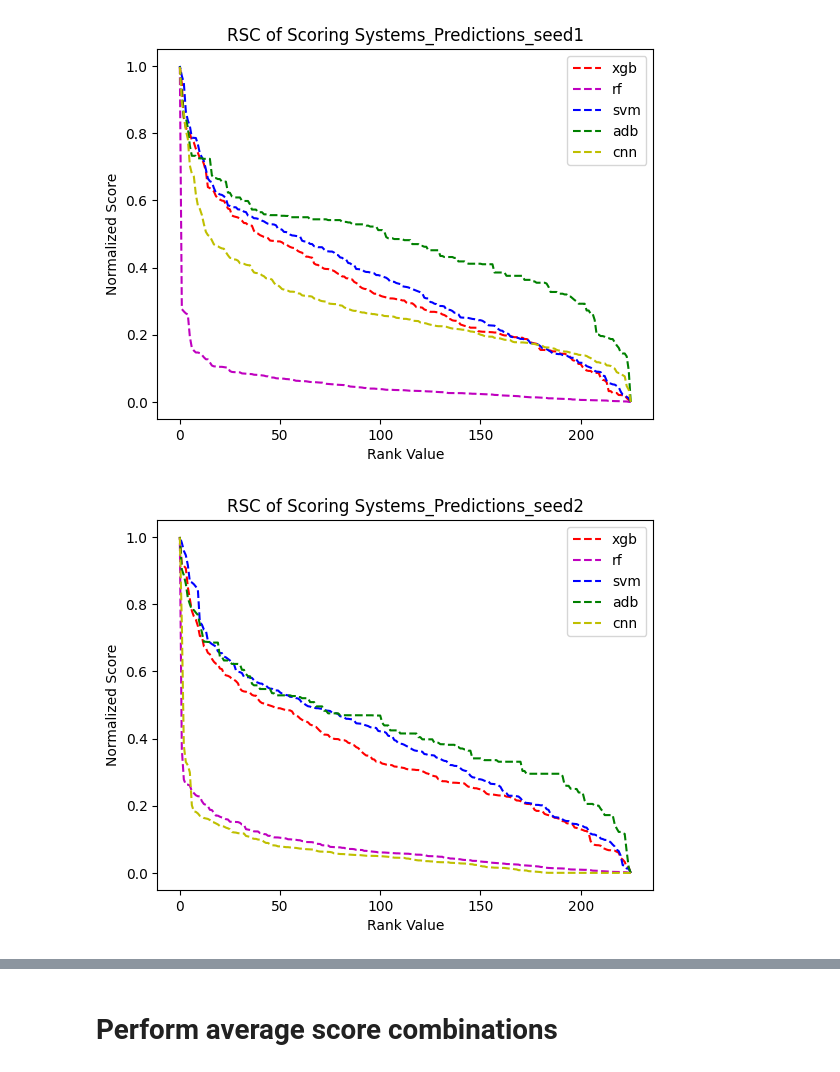
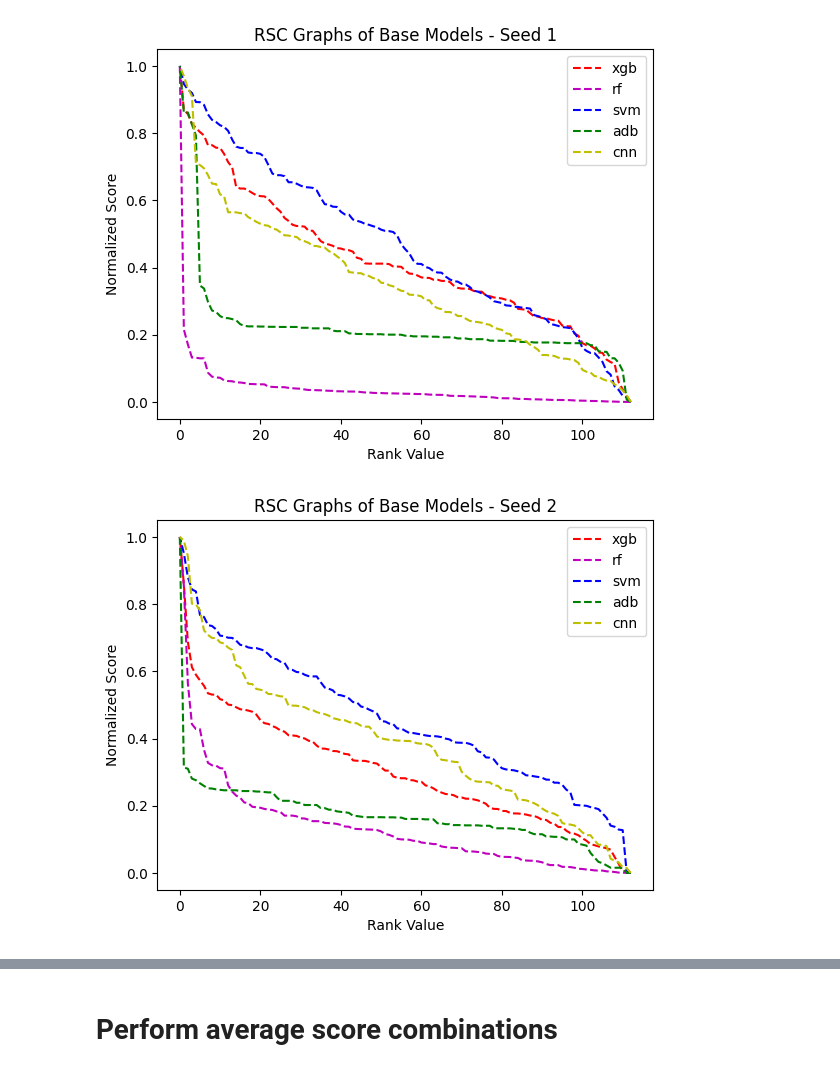
Before and after one commit to F-LIDM/CFA4DD, a Jupyter notebook: Morgan/vdss_lombardo_Morgan.ipynb, the cells around one changed output, grey strips where cells are left out. Cells and saved outputs as stored; diff of their text form; code cells hidden in the pictures.

Commit message:
update morgan code script

```diff
--- a/Morgan/vdss_lombardo_Morgan.ipynb
+++ b/Morgan/vdss_lombardo_Morgan.ipynb
@@ -1539,29 +327,44 @@ def normalize(array): # define function for normalization of scores
         norm_list.append((array[i]-minimum)/(maximum-minimum))
     return np.array(norm_list)
 # %%
-predictions_xgb = []
-predictions_rf = []
-predictions_svm = []
-predictions_adb = []
-predictions_cnn = []
+predictions_valid_xgb = []
+predictions_valid_rf = []
+predictions_valid_svm = []
+predictions_valid_adb = []
+predictions_valid_cnn = []
+
+predictions_test_xgb = []
+predictions_test_rf = []
+predictions_test_svm = []
+predictions_test_adb = []
+predictions_test_cnn = []
+
 scoreSys = ['xgb', 'rf', 'svm', 'adb', 'cnn']
 
 for sys in scoreSys:
-  for seed in range(len(globals()['predictions_list_%s' % sys])):
-    globals()['predictions_%s' % sys].append(list(globals()['predictions_list_%s' % sys][seed].values())[0])
+  for seed in range(len(globals()['pred_valid_list_%s' % sys])):
+    globals()['predictions_valid_%s' % sys].append(list(globals()['pred_valid_list_%s' % sys][seed].values())[0])
+
+for sys in scoreSys:
+  for seed in range(len(globals()['pred_test_list_%s' % sys])):
+    globals()['predictions_test_%s' % sys].append(list(globals()['pred_test_list_%s' % sys][seed].values())[0])
 # %%
 # RSC graphs
 colors = ['r--', 'm--', 'b--', 'g--', 'y--']
-ranks = np.flip(np.arange(len(predictions_xgb[0])))
 
-for seed in range(len(globals()['predictions_list_%s' % sys])):
+for seed in range(len(globals()['predictions_valid_%s' % sys])):
+  fig, ax = plt.subplots()
+  ranks = np.flip(np.arange(len(predictions_valid_xgb[seed])))
   for z in range(len(scoreSys)):
-    globals()['line%s' % (z+1)] = plt.plot(ranks, np.sort(normalize(globals()['predictions_%s' % scoreSys[z]][seed])), colors[z], label = scoreSys[z])
+    globals()['line%s' % (z+1)] = plt.plot(ranks, np.sort(normalize(globals()['predictions_valid_%s' % scoreSys[z]][seed])), colors[z], label = scoreSys[z])
     plt.legend(loc = 'upper right')
-    plt.title('RSC of Scoring Systems_Predictions_seed%s' % str(seed+1))
+    plt.title('RSC Graphs of Base Models - Seed %s' % str(seed+1))
     plt.xlabel('Rank Value')
     plt.ylabel('Normalized Score')
   plt.show()
+  image_name = benchmark['name'] + '_morgan_rsc_seed_%s'% str(seed+1) + '.png'
+  image_format = 'png'
+  fig.savefig(image_name, format=image_format, dpi=1200)
 # %% [output]
-[figure, old version]
+[figure, new version]
-[figure, old version]
+[figure, new version]
```
Also changed, not shown: parts of 45 cells of this notebook, 6 other files.
